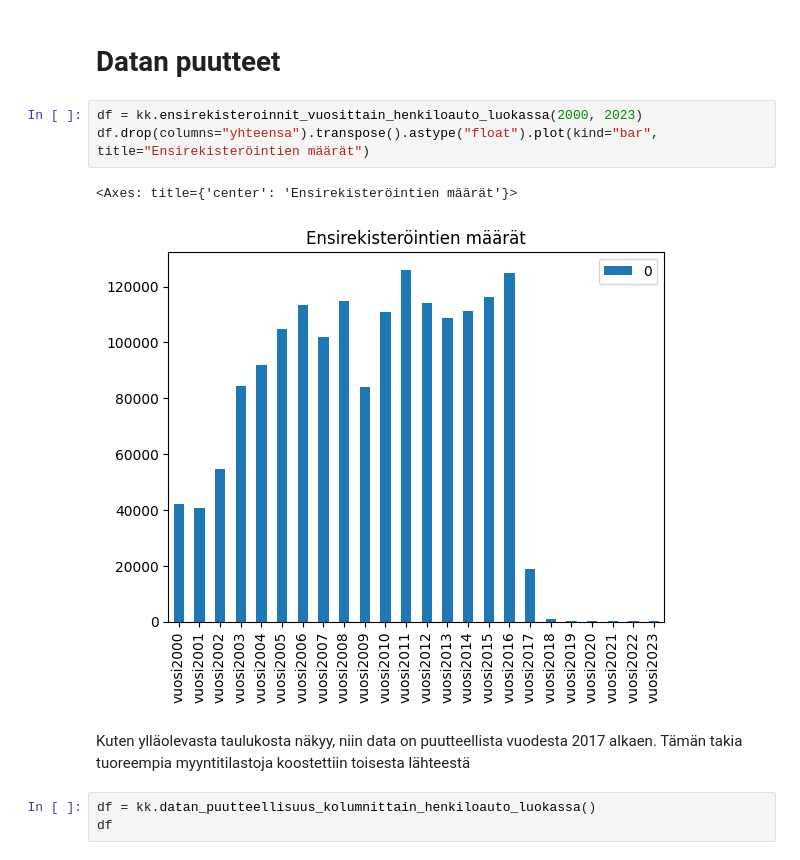
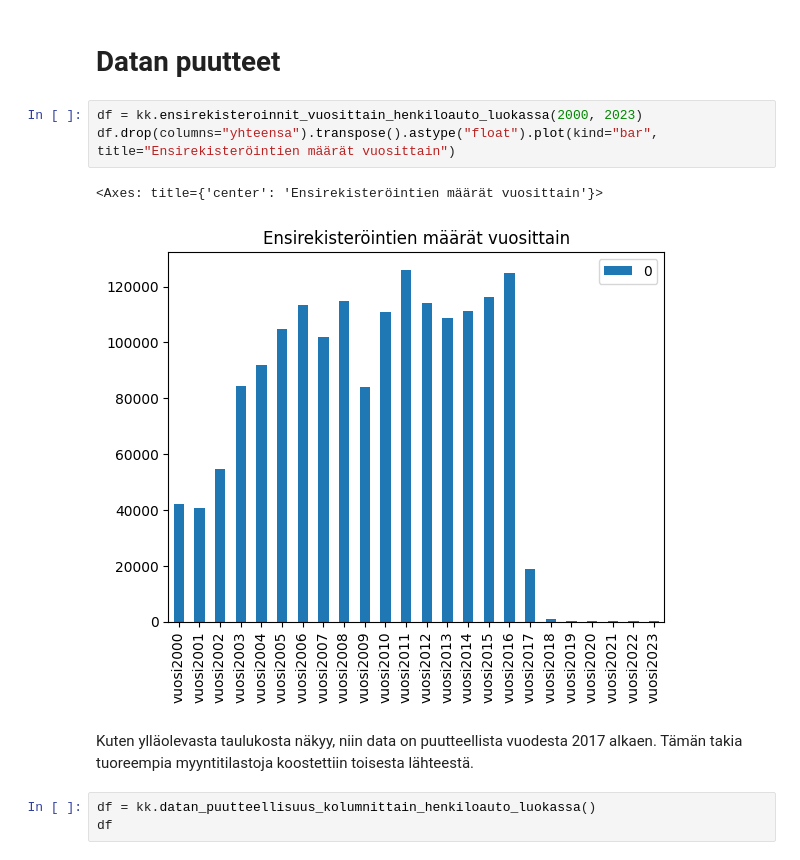
Before and after one commit to GouchinHub/TJTS4901, a Jupyter notebook: harjoitustyo.ipynb, the cells around one changed output. Drawn from its saved outputs; the diff is of its cells as text.

```diff
--- a/harjoitustyo.ipynb
+++ b/harjoitustyo.ipynb
@@ -36,12 +37,12 @@ Meidän liiketoiminnan jatkuuvuden kannalta tärkeimmät tutkimuskysymykset ovat
 # Datan puutteet
 # %%
 df = kk.ensirekisteroinnit_vuosittain_henkiloauto_luokassa(2000, 2023)
-df.drop(columns="yhteensa").transpose().astype("float").plot(kind="bar", title="Ensirekisteröintien määrät")
+df.drop(columns="yhteensa").transpose().astype("float").plot(kind="bar", title="Ensirekisteröintien määrät vuosittain")
 # %% [output]
-<Axes: title={'center': 'Ensirekisteröintien määrät'}>
+<Axes: title={'center': 'Ensirekisteröintien määrät vuosittain'}>
-[figure, old version]
+[figure, new version]
 # %% [markdown]
-Kuten ylläolevasta taulukosta näkyy, niin data on puutteellista vuodesta 2017 alkaen. Tämän takia tuoreempia myyntitilastoja koostettiin toisesta lähteestä
+Kuten ylläolevasta taulukosta näkyy, niin data on puutteellista vuodesta 2017 alkaen. Tämän takia tuoreempia myyntitilastoja koostettiin toisesta lähteestä.
 # %%
 df = kk.datan_puutteellisuus_kolumnittain_henkiloauto_luokassa()
 df
```
Also changed, not shown: parts of 14 cells of this notebook, 1 other file.
